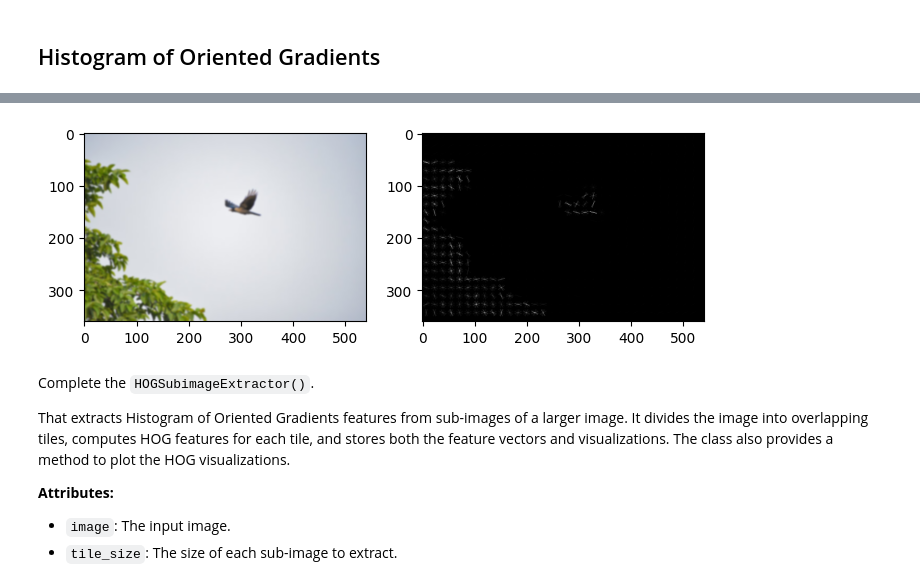
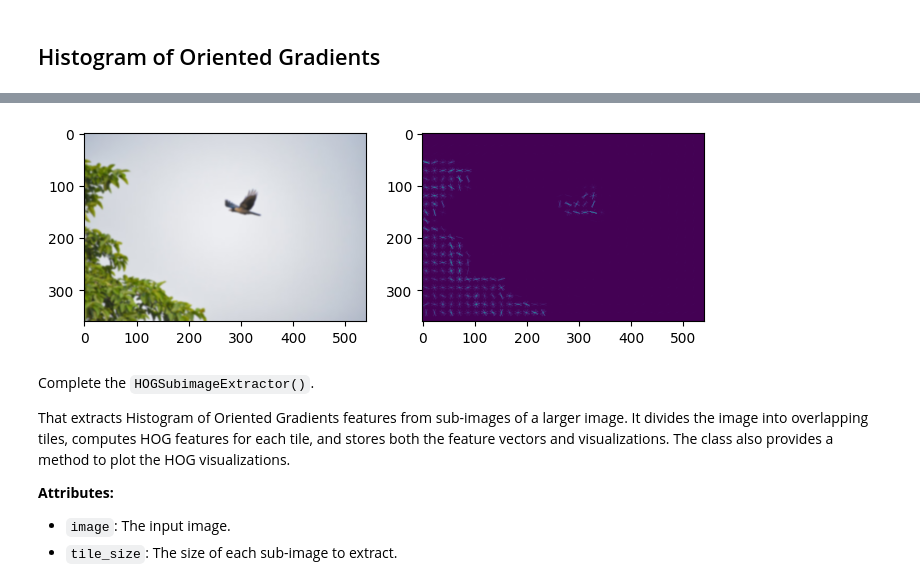
Before and after one commit to sitthatot/Lab4_Image-Segmentation, a Jupyter notebook: Lab4_Image Segmentation.ipynb, the cells around one changed output, grey strips where cells are left out. Saved outputs shown, nothing was run; the diff lists cells and outputs as text; code cells hidden in the pictures.

```diff
--- a/Lab4_Image Segmentation.ipynb
+++ b/Lab4_Image Segmentation.ipynb
@@ -47,25 +47,25 @@ Blur the image then apply to the [`hog()`](<https://scikit-image.org/docs/stable
 </details>
 # %%
 ### START CODE HERE ###
-blurry_image = cv2.GaussianBlur(image, (7, 7), 0)
+blurry_image = cv2.GaussianBlur(image, (7, 7), 0) #ภาพ,Kernel Size, Standard Deviation
 fd, hog_image = hog(blurry_image,
     orientations=8,
     pixels_per_cell=(16, 16),
     cells_per_block=(1, 1),
     visualize=True,
     channel_axis=-1,
     )
 
 fig, axs = plt.subplots(1,2, figsize=(8, 4))
 axs[0].imshow(blurry_image)
-axs[1].imshow(hog_image, cmap='gray')
+axs[1].imshow(hog_image)
 plt.show()
 
 
 
 ### END CODE HERE ###
 # %% [output]
-[figure, old version]
+[figure, new version]
 # %% [markdown]
 Complete the `HOGSubimageExtractor()`.
 
```
Also changed, not shown: parts of 5 cells of this notebook.
